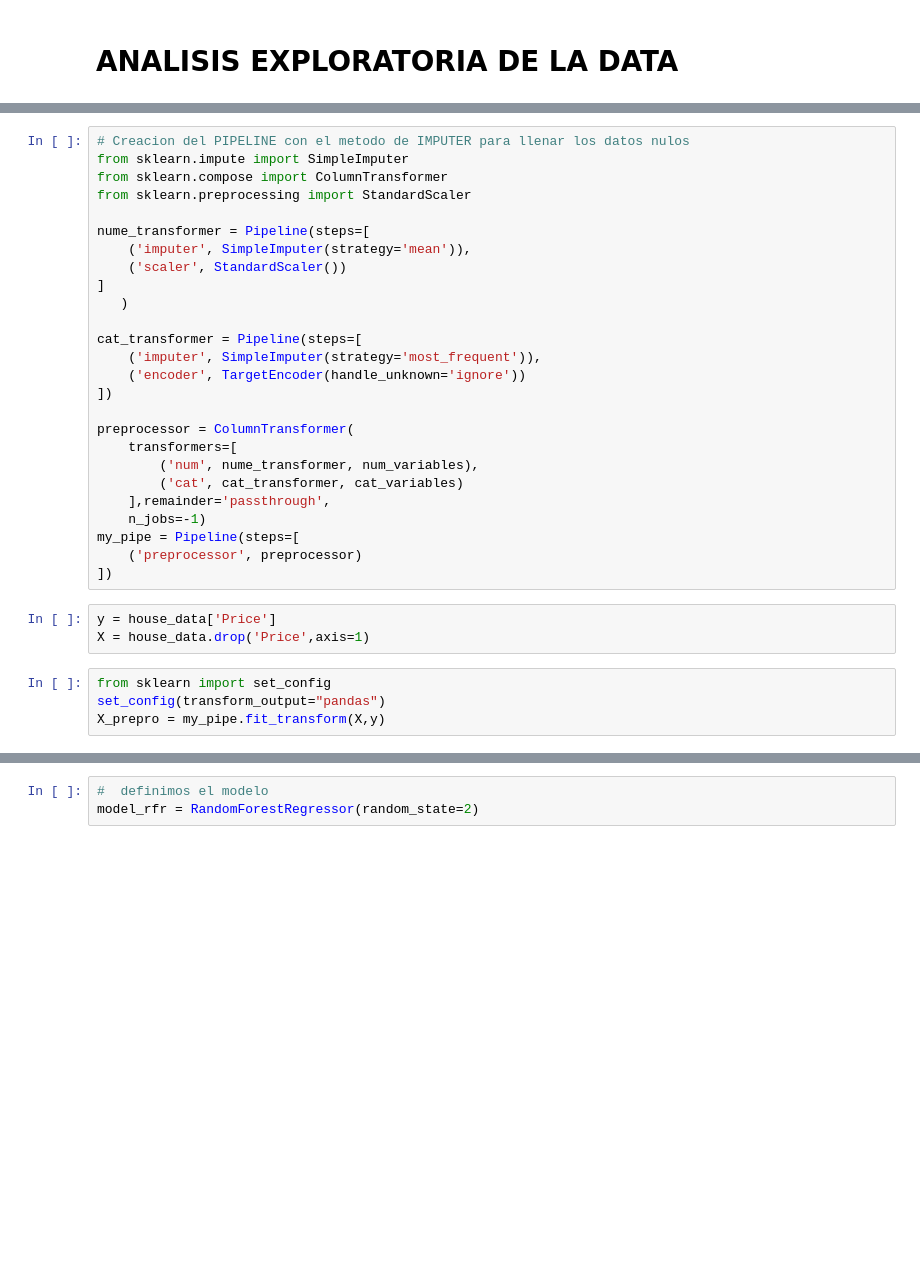
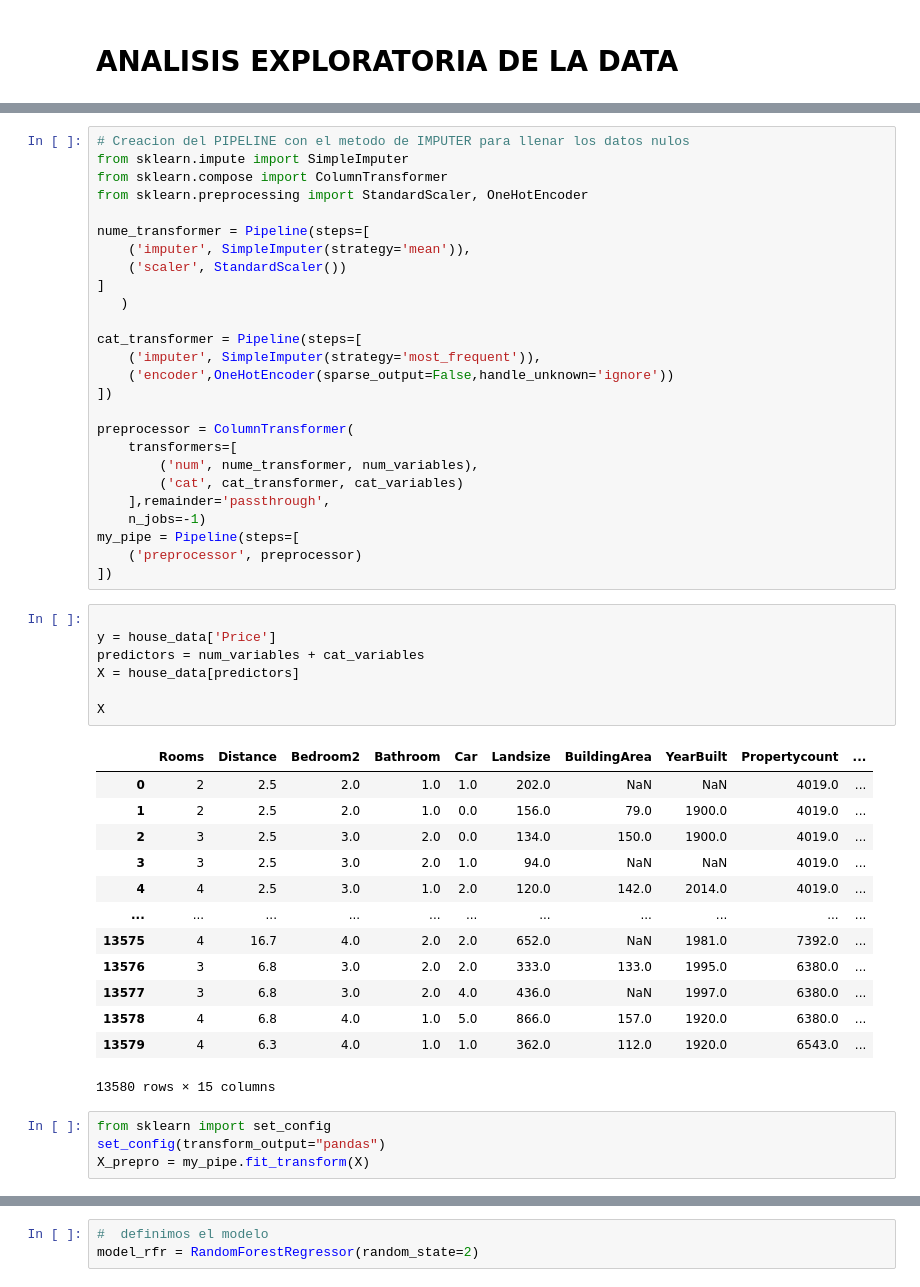
Before and after one commit to Nimbus-commints/Data-Science-Proyectos, a Jupyter notebook: Prediccion de Precios de Casas/Prediccion_Casas.ipynb, the cells around one changed output, grey strips where cells are left out. Drawn from its saved outputs; the diff is of its cells as text; blank space fills up the shorter version.

```diff
--- a/Prediccion de Precios de Casas/Prediccion_Casas.ipynb
+++ b/Prediccion de Precios de Casas/Prediccion_Casas.ipynb
@@ -83,7 +116,7 @@ num_variables
 # Creacion del PIPELINE con el metodo de IMPUTER para llenar los datos nulos
 from sklearn.impute import SimpleImputer
 from sklearn.compose import ColumnTransformer
-from sklearn.preprocessing import StandardScaler
+from sklearn.preprocessing import StandardScaler, OneHotEncoder
 
 nume_transformer = Pipeline(steps=[
     ('imputer', SimpleImputer(strategy='mean')),
@@ -93,7 +126,7 @@ nume_transformer = Pipeline(steps=[
 
 cat_transformer = Pipeline(steps=[
     ('imputer', SimpleImputer(strategy='most_frequent')),
-    ('encoder', TargetEncoder(handle_unknown='ignore'))
+    ('encoder',OneHotEncoder(sparse_output=False,handle_unknown='ignore'))
 ])
 
 preprocessor = ColumnTransformer(
@@ -106,12 +139,30 @@ my_pipe = Pipeline(steps=[
     ('preprocessor', preprocessor)
 ])
 # %%
+
 y = house_data['Price']
-X = house_data.drop('Price',axis=1)
+predictors = num_variables + cat_variables
+X = house_data[predictors]
+
+X
+# %% [output]
+|  | Rooms | Distance | Bedroom2 | Bathroom | Car | Landsize | BuildingArea | YearBuilt | Propertycount | ... |
+| 0 | 2 | 2.5 | 2.0 | 1.0 | 1.0 | 202.0 | NaN | NaN | 4019.0 | ... |
+| 1 | 2 | 2.5 | 2.0 | 1.0 | 0.0 | 156.0 | 79.0 | 1900.0 | 4019.0 | ... |
+| 2 | 3 | 2.5 | 3.0 | 2.0 | 0.0 | 134.0 | 150.0 | 1900.0 | 4019.0 | ... |
+| 3 | 3 | 2.5 | 3.0 | 2.0 | 1.0 | 94.0 | NaN | NaN | 4019.0 | ... |
+| 4 | 4 | 2.5 | 3.0 | 1.0 | 2.0 | 120.0 | 142.0 | 2014.0 | 4019.0 | ... |
+| ... | ... | ... | ... | ... | ... | ... | ... | ... | ... | ... |
+| 13575 | 4 | 16.7 | 4.0 | 2.0 | 2.0 | 652.0 | NaN | 1981.0 | 7392.0 | ... |
+| 13576 | 3 | 6.8 | 3.0 | 2.0 | 2.0 | 333.0 | 133.0 | 1995.0 | 6380.0 | ... |
+| 13577 | 3 | 6.8 | 3.0 | 2.0 | 4.0 | 436.0 | NaN | 1997.0 | 6380.0 | ... |
+| 13578 | 4 | 6.8 | 4.0 | 1.0 | 5.0 | 866.0 | 157.0 | 1920.0 | 6380.0 | ... |
+| 13579 | 4 | 6.3 | 4.0 | 1.0 | 1.0 | 362.0 | 112.0 | 1920.0 | 6543.0 | ... |
+13580 rows × 15 columns
 # %%
 from sklearn import set_config
 set_config(transform_output="pandas")
-X_prepro = my_pipe.fit_transform(X,y)
+X_prepro = my_pipe.fit_transform(X)
 # %%
 X_train, X_test, y_train, y_test = train_test_split(X_prepro, y, test_size=0.2, random_state=2)
 X_train
```
Also changed, not shown: parts of 12 cells of this notebook.
